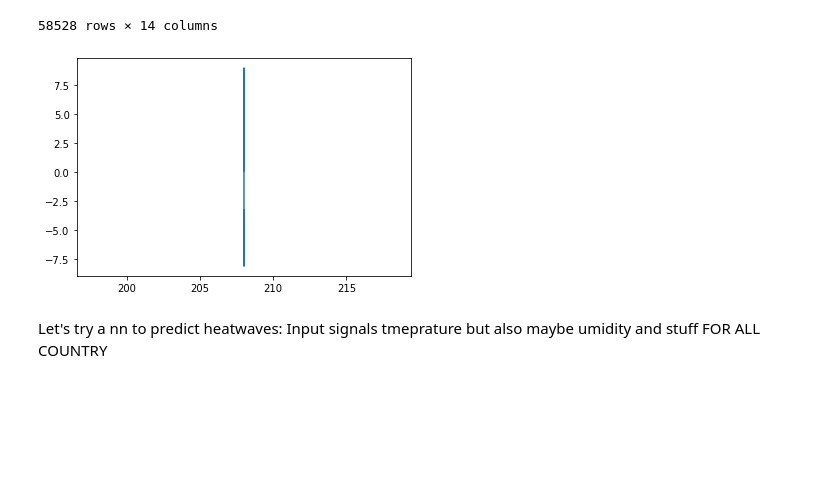
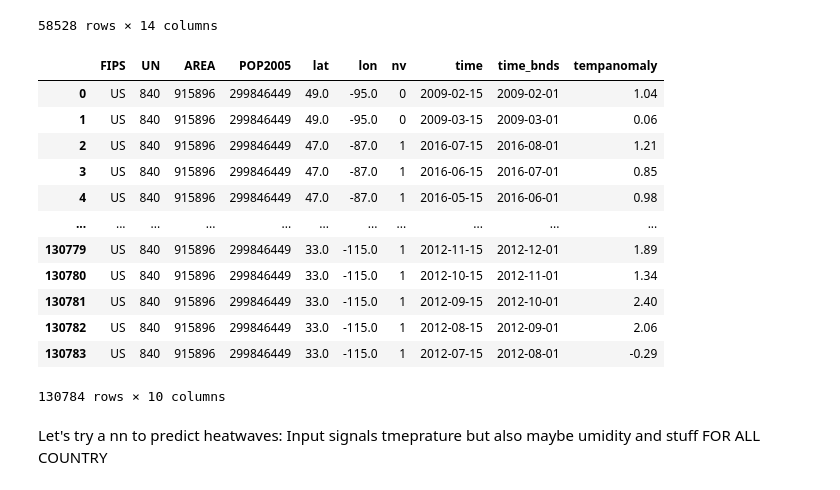
Before and after one commit to rubenkerkhofs/modern-data-analytics, a Jupyter notebook: gdp+temperature.ipynb, the cells around one changed output. Cells and saved outputs as stored; diff of their text form; code cells hidden in the pictures; blank space fills up the shorter version.

```diff
--- a/gdp+temperature.ipynb
+++ b/gdp+temperature.ipynb
@@ -98,7 +102,3 @@ df.sort_values(by=["time"])
 | 208 | US | USA | United States | 19 | 21 | -98.606 | 39.622 | MULTIPOLYGON (((-75.17029 19.9313... | -87.0 | 35.0 | 2021-04-15 | ... |
 | 208 | US | USA | United States | 19 | 21 | -98.606 | 39.622 | MULTIPOLYGON (((-75.17029 19.9313... | -89.0 | 45.0 | 2021-04-15 | ... |
 58528 rows × 14 columns
-# %%
-df["tempanomaly"].plot();
-# %% [output]
-[figure, removed]
@@ -105,3 +107,19 @@ df["tempanomaly"].plot();
+# %%
+df3
+# %% [output]
+|  | FIPS | UN | AREA | POP2005 | lat | lon | nv | time | time_bnds | tempanomaly |
+| 0 | US | 840 | 915896 | 299846449 | 49.0 | -95.0 | 0 | 2009-02-15 | 2009-02-01 | 1.04 |
+| 1 | US | 840 | 915896 | 299846449 | 49.0 | -95.0 | 0 | 2009-03-15 | 2009-03-01 | 0.06 |
+| 2 | US | 840 | 915896 | 299846449 | 47.0 | -87.0 | 1 | 2016-07-15 | 2016-08-01 | 1.21 |
+| 3 | US | 840 | 915896 | 299846449 | 47.0 | -87.0 | 1 | 2016-06-15 | 2016-07-01 | 0.85 |
+| 4 | US | 840 | 915896 | 299846449 | 47.0 | -87.0 | 1 | 2016-05-15 | 2016-06-01 | 0.98 |
+| ... | ... | ... | ... | ... | ... | ... | ... | ... | ... | ... |
+| 130779 | US | 840 | 915896 | 299846449 | 33.0 | -115.0 | 1 | 2012-11-15 | 2012-12-01 | 1.89 |
+| 130780 | US | 840 | 915896 | 299846449 | 33.0 | -115.0 | 1 | 2012-10-15 | 2012-11-01 | 1.34 |
+| 130781 | US | 840 | 915896 | 299846449 | 33.0 | -115.0 | 1 | 2012-09-15 | 2012-10-01 | 2.40 |
+| 130782 | US | 840 | 915896 | 299846449 | 33.0 | -115.0 | 1 | 2012-08-15 | 2012-09-01 | 2.06 |
+| 130783 | US | 840 | 915896 | 299846449 | 33.0 | -115.0 | 1 | 2012-07-15 | 2012-08-01 | -0.29 |
+130784 rows × 10 columns
 # %% [markdown]
 Let's try a nn to predict heatwaves: Input signals tmeprature but also maybe umidity and stuff FOR ALL COUNTRY
 # %% [markdown]
```
Also changed, not shown: parts of 12 cells of this notebook.
